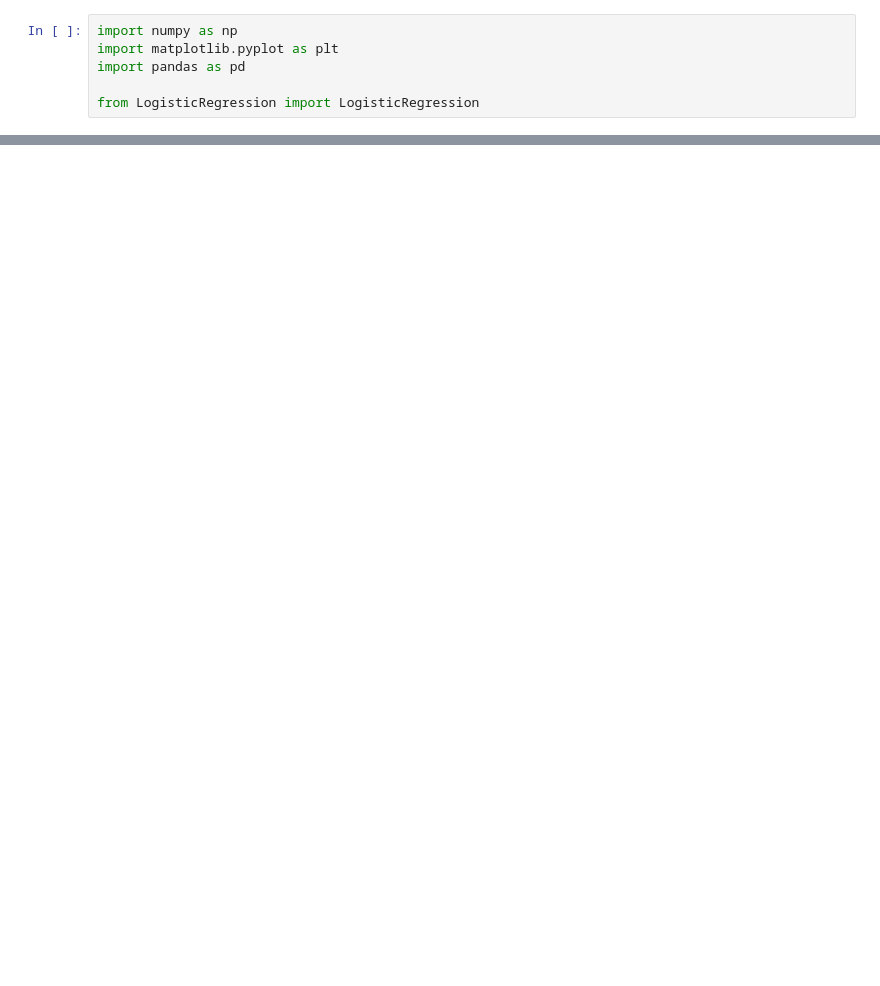
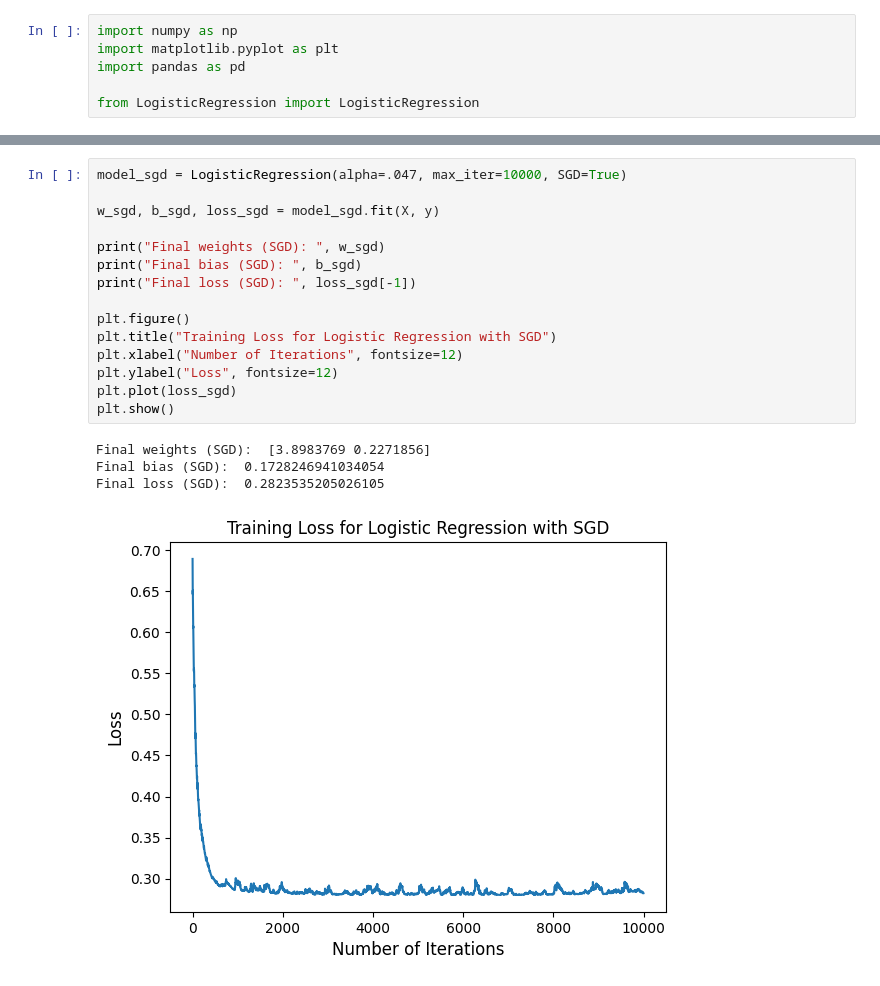
Before and after one commit to andrewmalley725/ml-from-scratch, a Jupyter notebook: LogisticRegression/logistic_classifier.ipynb, the cells around one changed output, grey strips where cells are left out. Drawn from its saved outputs; the diff is of its cells as text; blank space fills up the shorter version.

```diff
--- a/LogisticRegression/logistic_classifier.ipynb
+++ b/LogisticRegression/logistic_classifier.ipynb
@@ -59,0 +81,20 @@ plt.show()
+# %%
+model_sgd = LogisticRegression(alpha=.047, max_iter=10000, SGD=True)
+
+w_sgd, b_sgd, loss_sgd = model_sgd.fit(X, y)
+
+print("Final weights (SGD): ", w_sgd)
+print("Final bias (SGD): ", b_sgd)
+print("Final loss (SGD): ", loss_sgd[-1])
+
+plt.figure()
+plt.title("Training Loss for Logistic Regression with SGD")
+plt.xlabel("Number of Iterations", fontsize=12)
+plt.ylabel("Loss", fontsize=12)
+plt.plot(loss_sgd)
+plt.show()
+# %% [output]
+Final weights (SGD):  [3.8983769 0.2271856]
+Final bias (SGD):  0.1728246941034054
+Final loss (SGD):  0.2823535205026105
+[figure, added]
```
Also changed, not shown: parts of 5 cells of this notebook, 1 other file.
